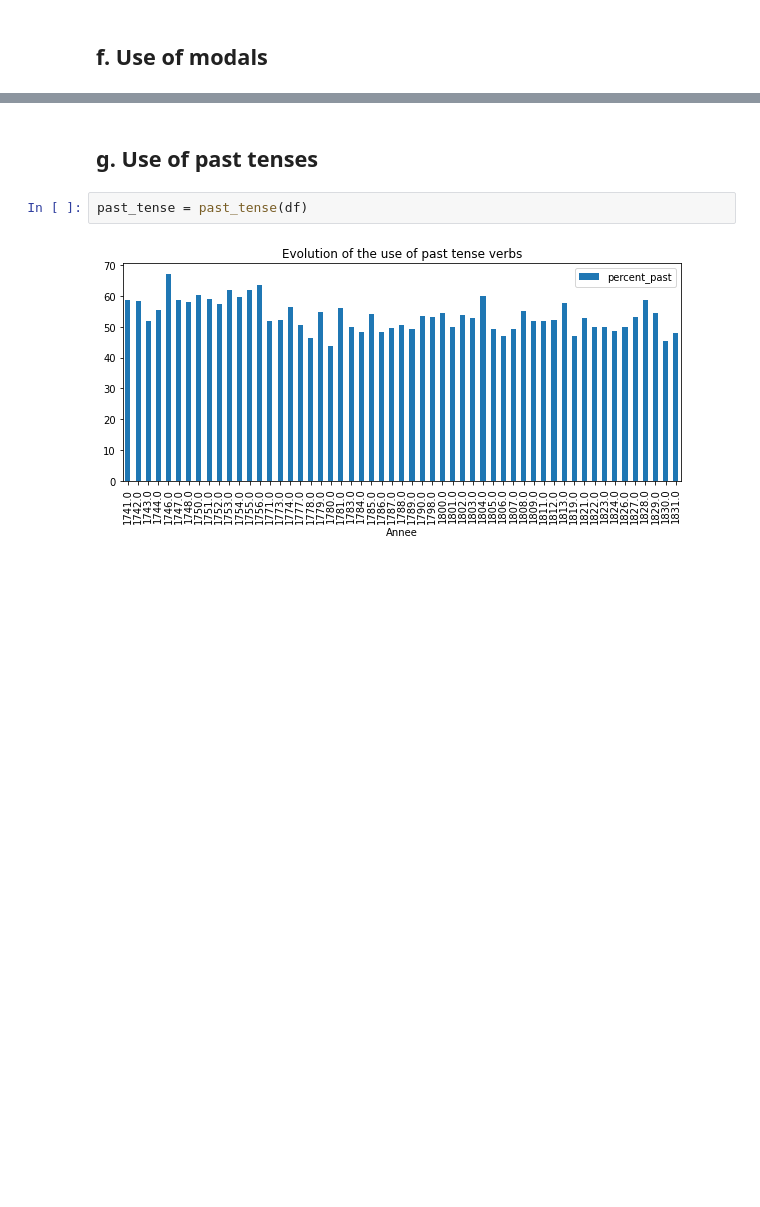
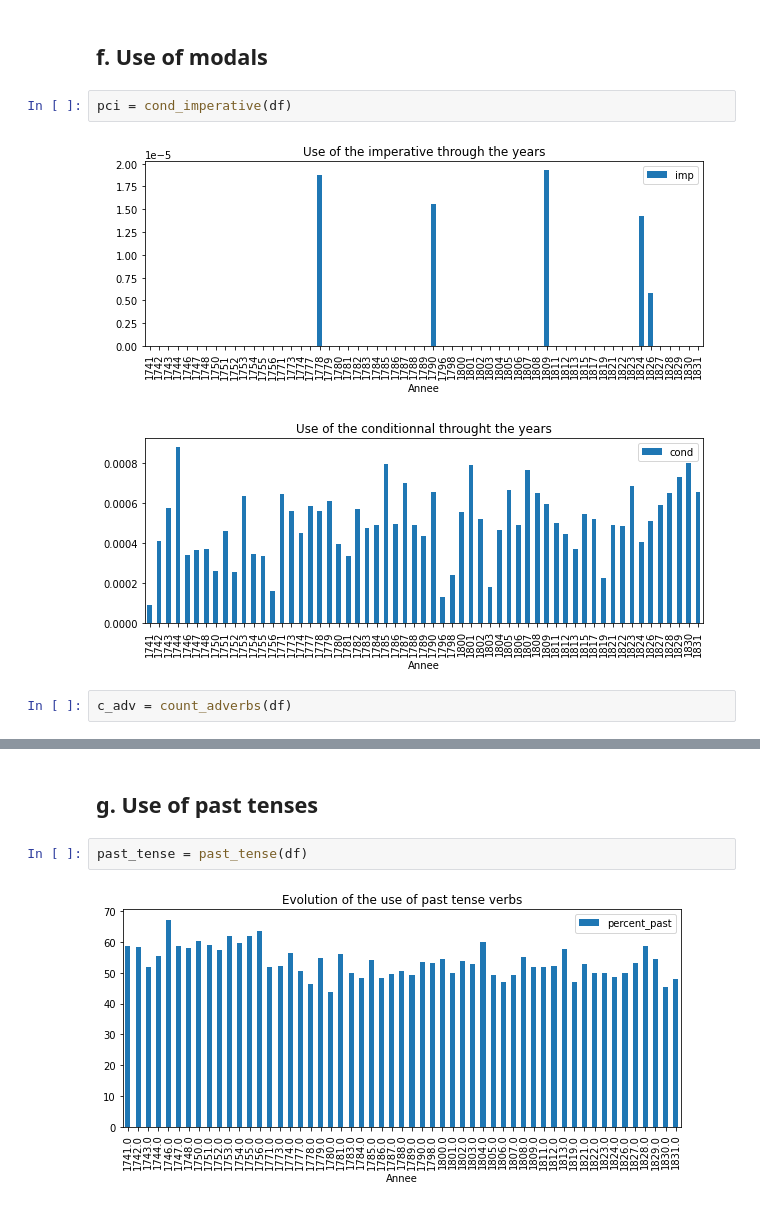
Before and after one commit to LHST-EPFL/eloge_academie, a Jupyter notebook: Code/Comparison/Comparison.ipynb, the cells around one changed output, grey strips where cells are left out. Drawn from its saved outputs; the diff is of its cells as text; blank space fills up the shorter version.

```diff
--- a/Code/Comparison/Comparison.ipynb
+++ b/Code/Comparison/Comparison.ipynb
@@ -120,2 +130,8 @@ Ttest_indResult(statistic=-1.3972276886538006, pvalue=0.16816750389947271)
 # %% [markdown]
 ## f. Use of modals
+# %%
+pci = cond_imperative(df)
+# %% [output]
+[figure, added]
+# %%
+c_adv = count_adverbs(df)
```
Also changed, not shown: parts of 109 cells of this notebook.
